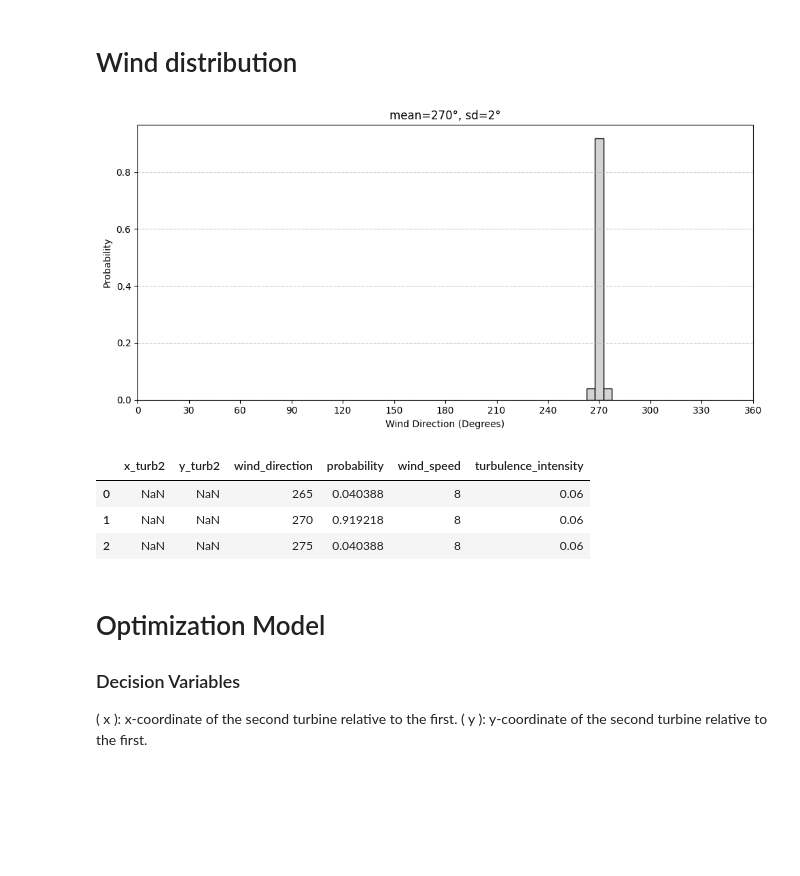
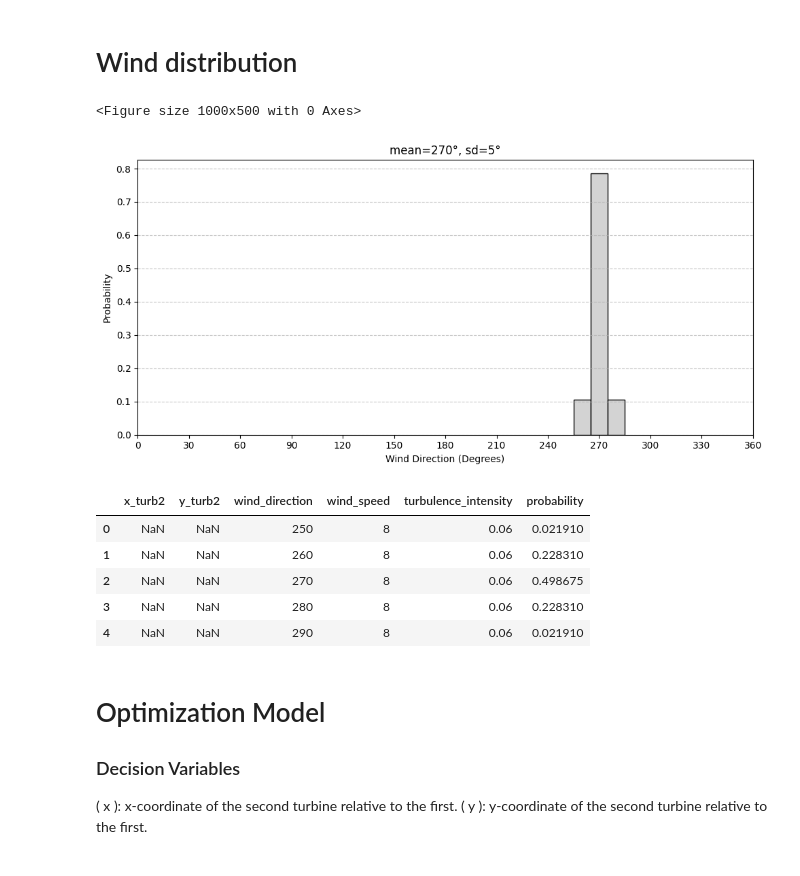
Before and after one commit to schmeti/uc3m_TFM_wind_farm_optimization_codebase, a Jupyter notebook: Windfarm_power_modelling/0_two_turbine_problem_constrLearn_probweighted.ipynb, the cells around one changed output. Drawn from its saved outputs; the diff is of its cells as text; code cells hidden in the pictures; blank space fills up the shorter version.

```diff
--- a/Windfarm_power_modelling/0_two_turbine_problem_constrLearn_probweighted.ipynb
+++ b/Windfarm_power_modelling/0_two_turbine_problem_constrLearn_probweighted.ipynb
@@ -79,16 +86,19 @@ cons
 # %%
 # Generate wind direction distribution
 from src.simulate_data import generate_wind_direction_distribution
-wind_df = generate_wind_direction_distribution(mu=270, sd=2, wind_speed=8, turbulence_intensity=0.06, step=5)
+wind_df = generate_wind_direction_distribution(mu=270, sd=5, wind_speed=8, turbulence_intensity=0.06, step=10)
 # %% [output]
+<Figure size 1000x500 with 0 Axes>
-[figure, old version]
+[figure, new version]
 # %%
 wind_df
 # %% [output]
-|  | x_turb2 | y_turb2 | wind_direction | probability | wind_speed | turbulence_intensity |
-| 0 | NaN | NaN | 265 | 0.040388 | 8 | 0.06 |
-| 1 | NaN | NaN | 270 | 0.919218 | 8 | 0.06 |
-| 2 | NaN | NaN | 275 | 0.040388 | 8 | 0.06 |
+|  | x_turb2 | y_turb2 | wind_direction | wind_speed | turbulence_intensity | probability |
+| 0 | NaN | NaN | 250 | 8 | 0.06 | 0.021910 |
+| 1 | NaN | NaN | 260 | 8 | 0.06 | 0.228310 |
+| 2 | NaN | NaN | 270 | 8 | 0.06 | 0.498675 |
+| 3 | NaN | NaN | 280 | 8 | 0.06 | 0.228310 |
+| 4 | NaN | NaN | 290 | 8 | 0.06 | 0.021910 |
 # %% [markdown]
 # Optimization Model
 
```
Also changed, not shown: parts of 9 cells of this notebook, 27 other files.
